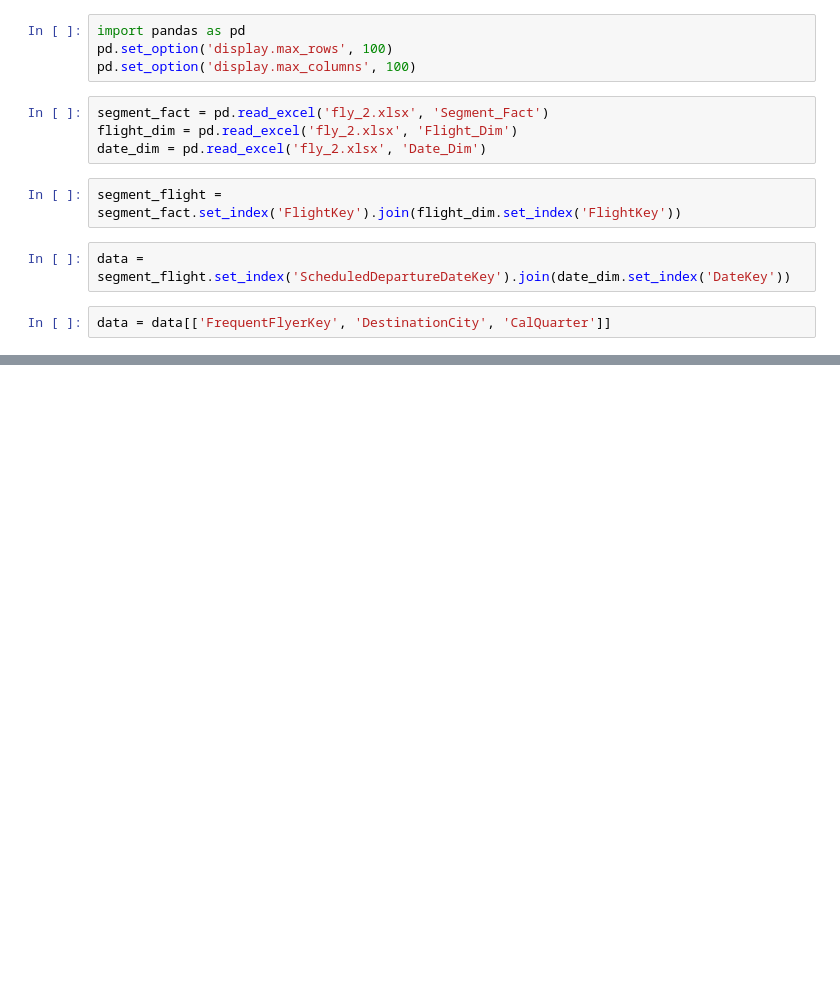
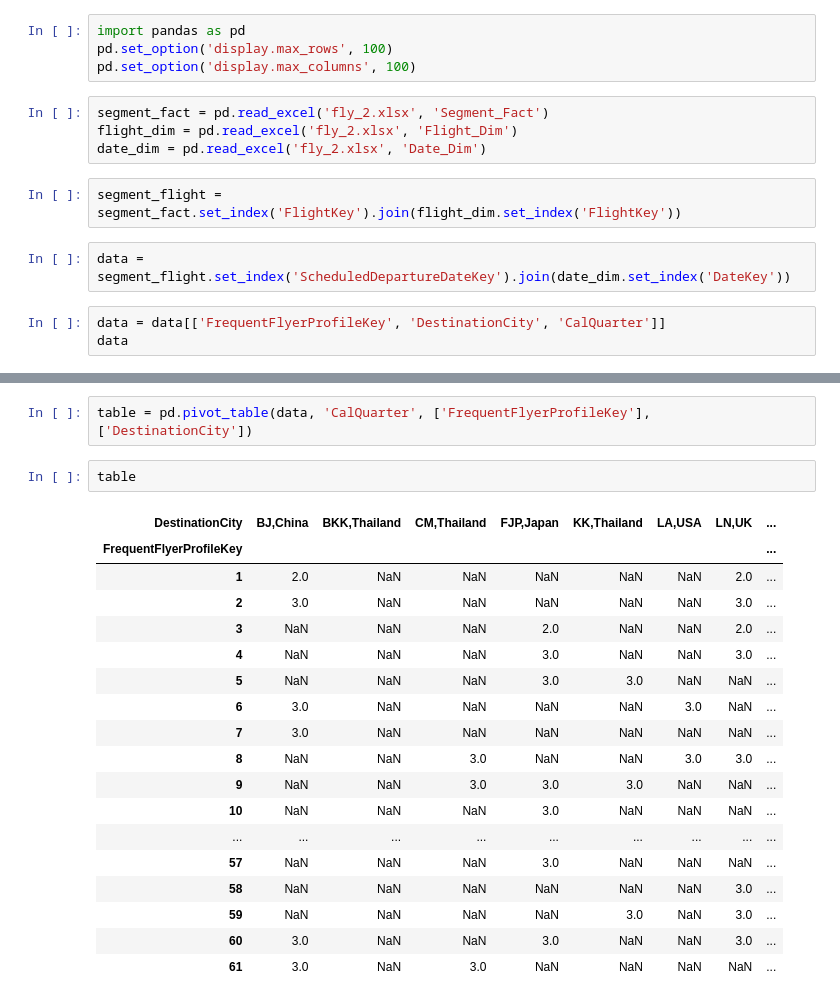
Before and after one commit to worachai3/flight_association_rule, a Jupyter notebook: flight_association_rule.ipynb, the cells around one changed output, grey strips where cells are left out. Drawn from its saved outputs; the diff is of its cells as text; blank space fills up the shorter version.

Commit message:
convert data into transaction table

```diff
--- a/flight_association_rule.ipynb
+++ b/flight_association_rule.ipynb
@@ -11,4 +11,5 @@ segment_flight = segment_fact.set_index('FlightKey').join(flight_dim.set_index('
 # %%
 data = segment_flight.set_index('ScheduledDepartureDateKey').join(date_dim.set_index('DateKey'))
 # %%
-data = data[['FrequentFlyerKey', 'DestinationCity', 'CalQuarter']]
+data = data[['FrequentFlyerProfileKey', 'DestinationCity', 'CalQuarter']]
+data
@@ -34,0 +35,23 @@ data = data[['FrequentFlyerKey', 'DestinationCity', 'CalQuarter']]
+# %%
+table = pd.pivot_table(data, 'CalQuarter', ['FrequentFlyerProfileKey'], ['DestinationCity'])
+# %%
+table
+# %% [output]
+| DestinationCity | BJ,China | BKK,Thailand | CM,Thailand | FJP,Japan | KK,Thailand | LA,USA | LN,UK | ... |
+| FrequentFlyerProfileKey |  |  |  |  |  |  |  | ... |
+| 1 | 2.0 | NaN | NaN | NaN | NaN | NaN | 2.0 | ... |
+| 2 | 3.0 | NaN | NaN | NaN | NaN | NaN | 3.0 | ... |
+| 3 | NaN | NaN | NaN | 2.0 | NaN | NaN | 2.0 | ... |
+| 4 | NaN | NaN | NaN | 3.0 | NaN | NaN | 3.0 | ... |
+| 5 | NaN | NaN | NaN | 3.0 | 3.0 | NaN | NaN | ... |
+| 6 | 3.0 | NaN | NaN | NaN | NaN | 3.0 | NaN | ... |
+| 7 | 3.0 | NaN | NaN | NaN | NaN | NaN | NaN | ... |
+| 8 | NaN | NaN | 3.0 | NaN | NaN | 3.0 | 3.0 | ... |
+| 9 | NaN | NaN | 3.0 | 3.0 | 3.0 | NaN | NaN | ... |
+| 10 | NaN | NaN | NaN | 3.0 | NaN | NaN | NaN | ... |
+| ... | ... | ... | ... | ... | ... | ... | ... | ... |
+| 57 | NaN | NaN | NaN | 3.0 | NaN | NaN | NaN | ... |
+| 58 | NaN | NaN | NaN | NaN | NaN | NaN | 3.0 | ... |
+| 59 | NaN | NaN | NaN | NaN | 3.0 | NaN | 3.0 | ... |
+| 60 | 3.0 | NaN | NaN | 3.0 | NaN | NaN | 3.0 | ... |
+| 61 | 3.0 | NaN | 3.0 | NaN | NaN | NaN | NaN | ... |
```
Also changed, not shown: parts of 2 cells of this notebook.
